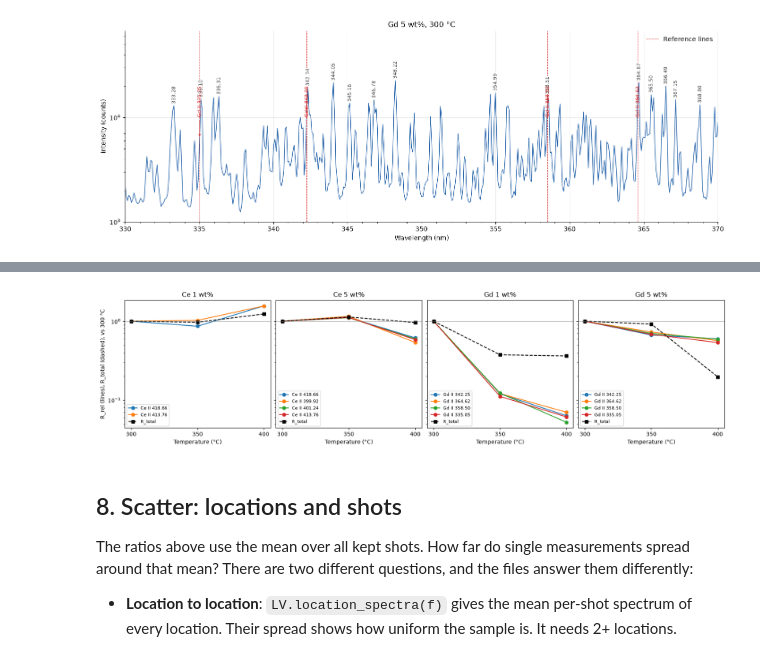
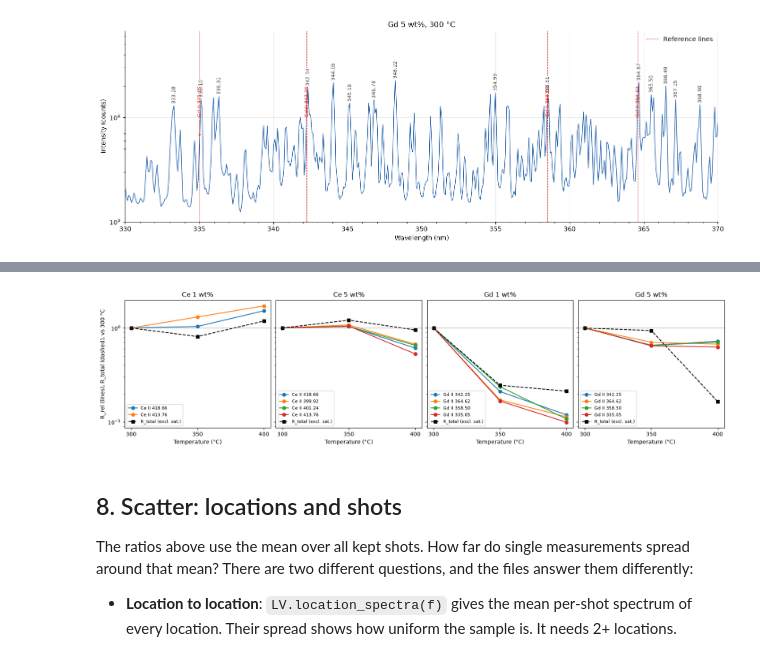
Before and after one commit to smithjt6/LIBS_Viewer, a Jupyter notebook: examples/end_to_end_temp_study.ipynb, the cells around one changed output, grey strips where cells are left out. Cells and saved outputs as stored; diff of their text form; code cells hidden in the pictures.

```diff
--- a/examples/end_to_end_temp_study.ipynb
+++ b/examples/end_to_end_temp_study.ipynb
@@ -337,18 +344,19 @@ pd.concat({s: r['R_rel'] for s, r in ratios.items()}, names=['sample', 'row']).r
 # %%
 fig, axes = plt.subplots(1, len(SAMPLES), figsize=(16, 4), sharey=True, layout='constrained')
 for ax, sample in zip(axes, SAMPLES):
     r = ratios[sample]
     r['R_rel'].drop(index=[LV.TOTAL, LV.TOTAL_EXCL]).T.plot(ax=ax, marker='o')
-    r['R_direct'].loc[LV.TOTAL].plot(ax=ax, color='k', ls='--', marker='s', label='R_total')
+    r['R_direct'].loc[LV.TOTAL_EXCL].plot(ax=ax, color='k', ls='--', marker='s',
+                                          label='R_total (excl. sat.)')
     ax.axhline(1, color='grey', lw=0.5)
     ax.set_title(sample)
     ax.set_xlabel('Temperature (°C)')
     ax.set_xticks(sorted(spectra[sample]))
     ax.legend(fontsize=8)
 axes[0].set_ylabel(f'R_rel (lines), R_total (dashed), vs {REF_T} °C')
 axes[0].set_yscale('log');
 # %% [output]
-[figure, old version]
+[figure, new version]
 # %% [markdown]
 ## 8. Scatter: locations and shots
 
```
Also changed, not shown: parts of 8 cells of this notebook, 3 other files.
